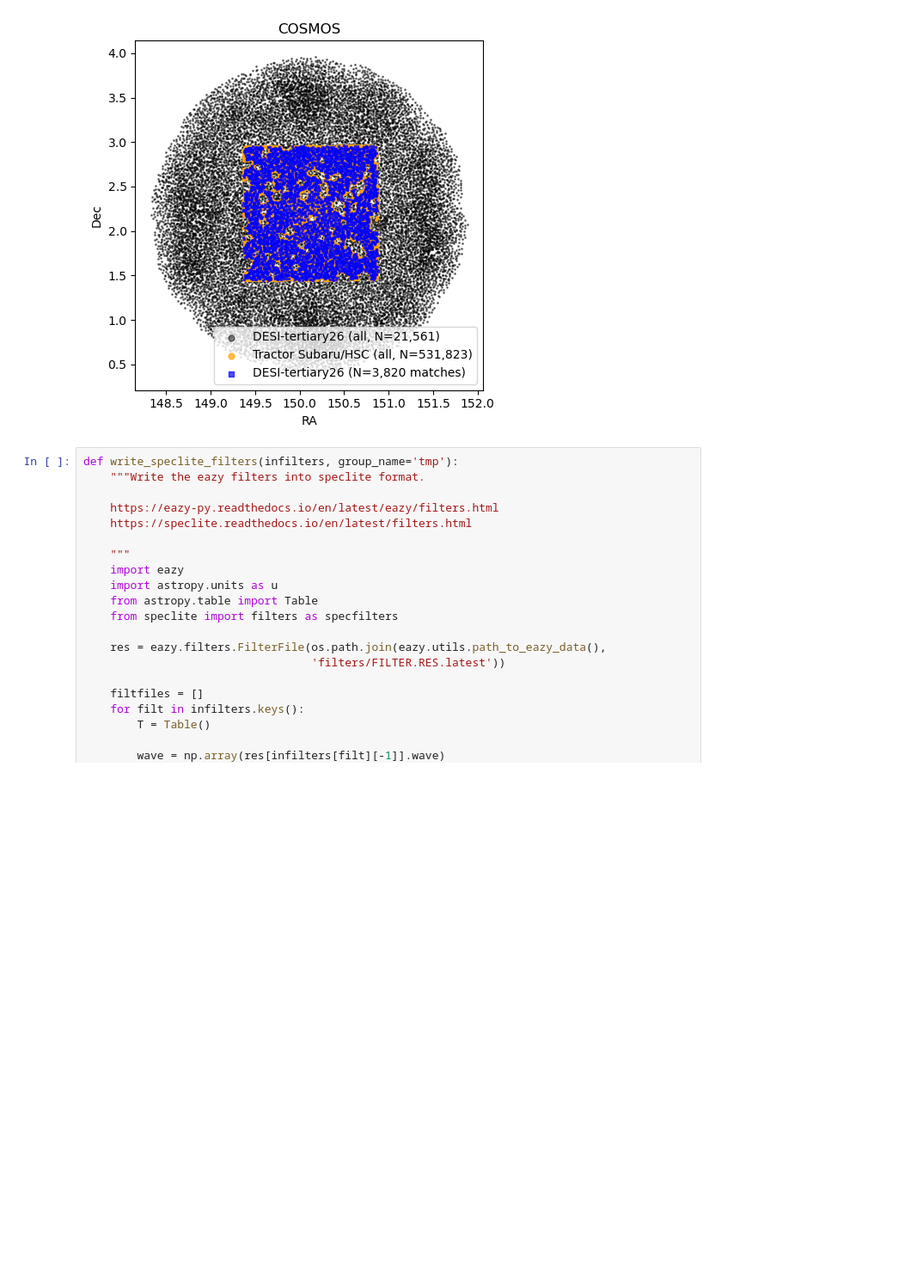
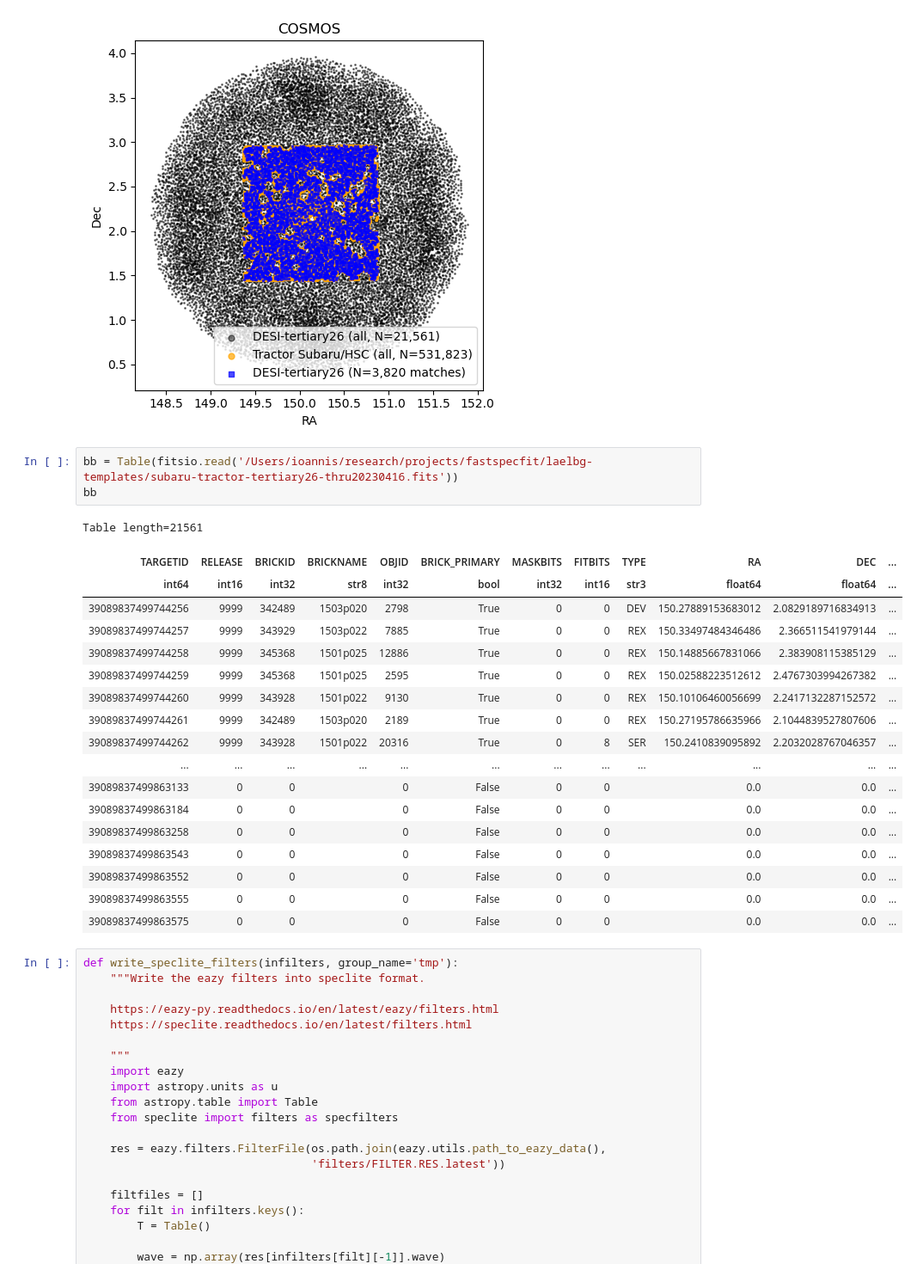
Before and after one commit to moustakas/fastspecfit-projects, a Jupyter notebook: laelbg-templates/filters-and-data.ipynb, the cells around one changed output. Shown at 86% size. Saved outputs shown, nothing was run; the diff lists cells and outputs as text; blank space fills up the shorter version.

Commit message:
more tertiary and nb

```diff
--- a/laelbg-templates/filters-and-data.ipynb
+++ b/laelbg-templates/filters-and-data.ipynb
@@ -384,6 +389,28 @@ Read 21,561 DESI targets from /Users/ioannis/research/projects/fastspecfit/laelb
 Matched photometry for 3,820 DESI targets.
 Wrote 21,561 objects to /Users/ioannis/research/projects/fastspecfit/laelbg-templates/subaru-tractor-tertiary26-thru20230416.fits
 [figure]
+# %%
+bb = Table(fitsio.read('/Users/ioannis/research/projects/fastspecfit/laelbg-templates/subaru-tractor-tertiary26-thru20230416.fits'))
+bb
+# %% [output]
+Table length=21561
+| TARGETID | RELEASE | BRICKID | BRICKNAME | OBJID | BRICK_PRIMARY | MASKBITS | FITBITS | TYPE | RA | DEC | ... |
+| int64 | int16 | int32 | str8 | int32 | bool | int32 | int16 | str3 | float64 | float64 | ... |
+| 39089837499744256 | 9999 | 342489 | 1503p020 | 2798 | True | 0 | 0 | DEV | 150.27889153683012 | 2.0829189716834913 | ... |
+| 39089837499744257 | 9999 | 343929 | 1503p022 | 7885 | True | 0 | 0 | REX | 150.33497484346486 | 2.366511541979144 | ... |
+| 39089837499744258 | 9999 | 345368 | 1501p025 | 12886 | True | 0 | 0 | REX | 150.14885667831066 | 2.383908115385129 | ... |
+| 39089837499744259 | 9999 | 345368 | 1501p025 | 2595 | True | 0 | 0 | REX | 150.02588223512612 | 2.4767303994267382 | ... |
+| 39089837499744260 | 9999 | 343928 | 1501p022 | 9130 | True | 0 | 0 | REX | 150.10106460056699 | 2.2417132287152572 | ... |
+| 39089837499744261 | 9999 | 342489 | 1503p020 | 2189 | True | 0 | 0 | REX | 150.27195786635966 | 2.1044839527807606 | ... |
+| 39089837499744262 | 9999 | 343928 | 1501p022 | 20316 | True | 0 | 8 | SER | 150.2410839095892 | 2.2032028767046357 | ... |
+| ... | ... | ... | ... | ... | ... | ... | ... | ... | ... | ... | ... |
+| 39089837499863133 | 0 | 0 |  | 0 | False | 0 | 0 |  | 0.0 | 0.0 | ... |
+| 39089837499863184 | 0 | 0 |  | 0 | False | 0 | 0 |  | 0.0 | 0.0 | ... |
+| 39089837499863258 | 0 | 0 |  | 0 | False | 0 | 0 |  | 0.0 | 0.0 | ... |
+| 39089837499863543 | 0 | 0 |  | 0 | False | 0 | 0 |  | 0.0 | 0.0 | ... |
+| 39089837499863552 | 0 | 0 |  | 0 | False | 0 | 0 |  | 0.0 | 0.0 | ... |
+| 39089837499863555 | 0 | 0 |  | 0 | False | 0 | 0 |  | 0.0 | 0.0 | ... |
+| 39089837499863575 | 0 | 0 |  | 0 | False | 0 | 0 |  | 0.0 | 0.0 | ... |
 # %%
 def write_speclite_filters(infilters, group_name='tmp'):
     """Write the eazy filters into speclite format.
```
Also changed, not shown: parts of 2 cells of this notebook, 2 other files.
